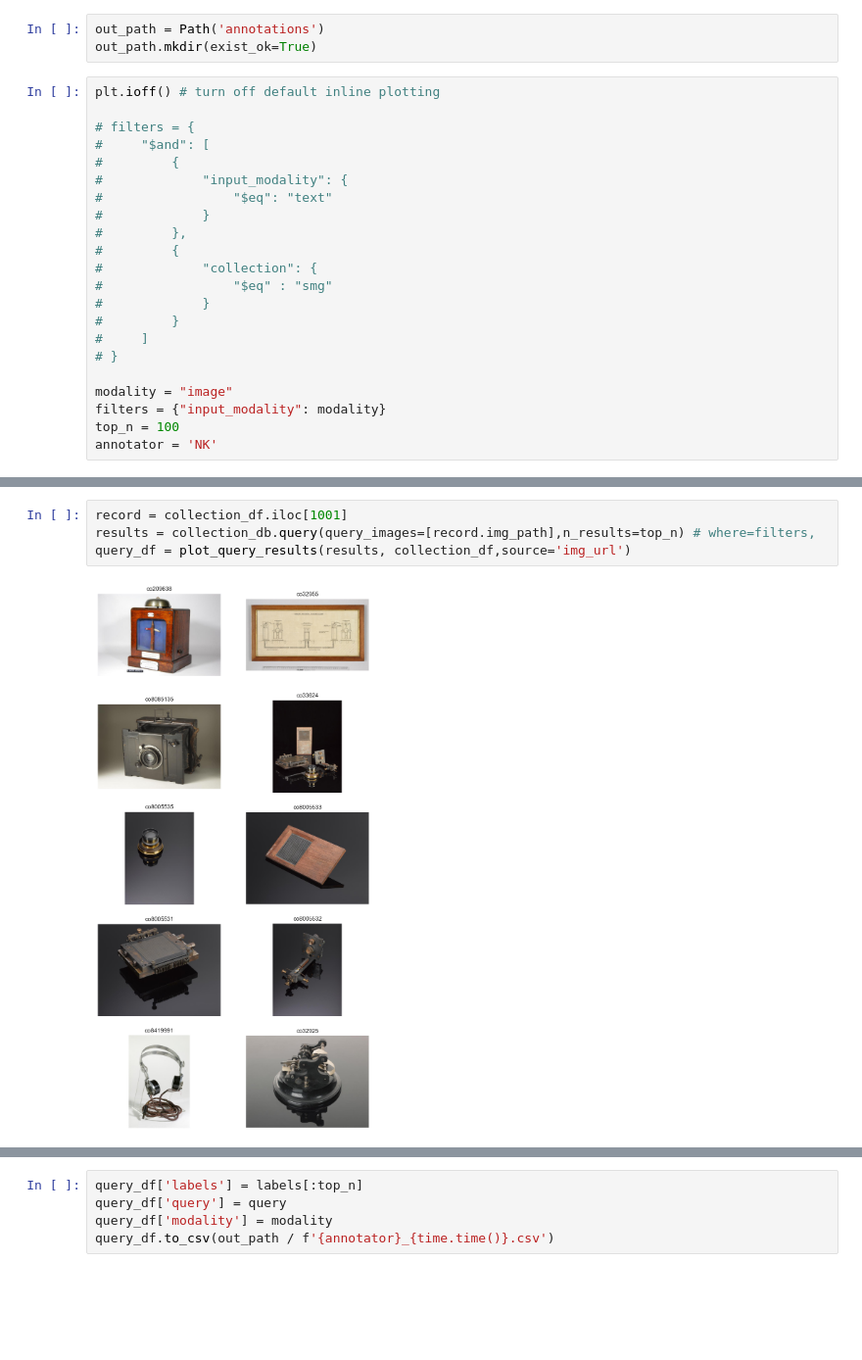
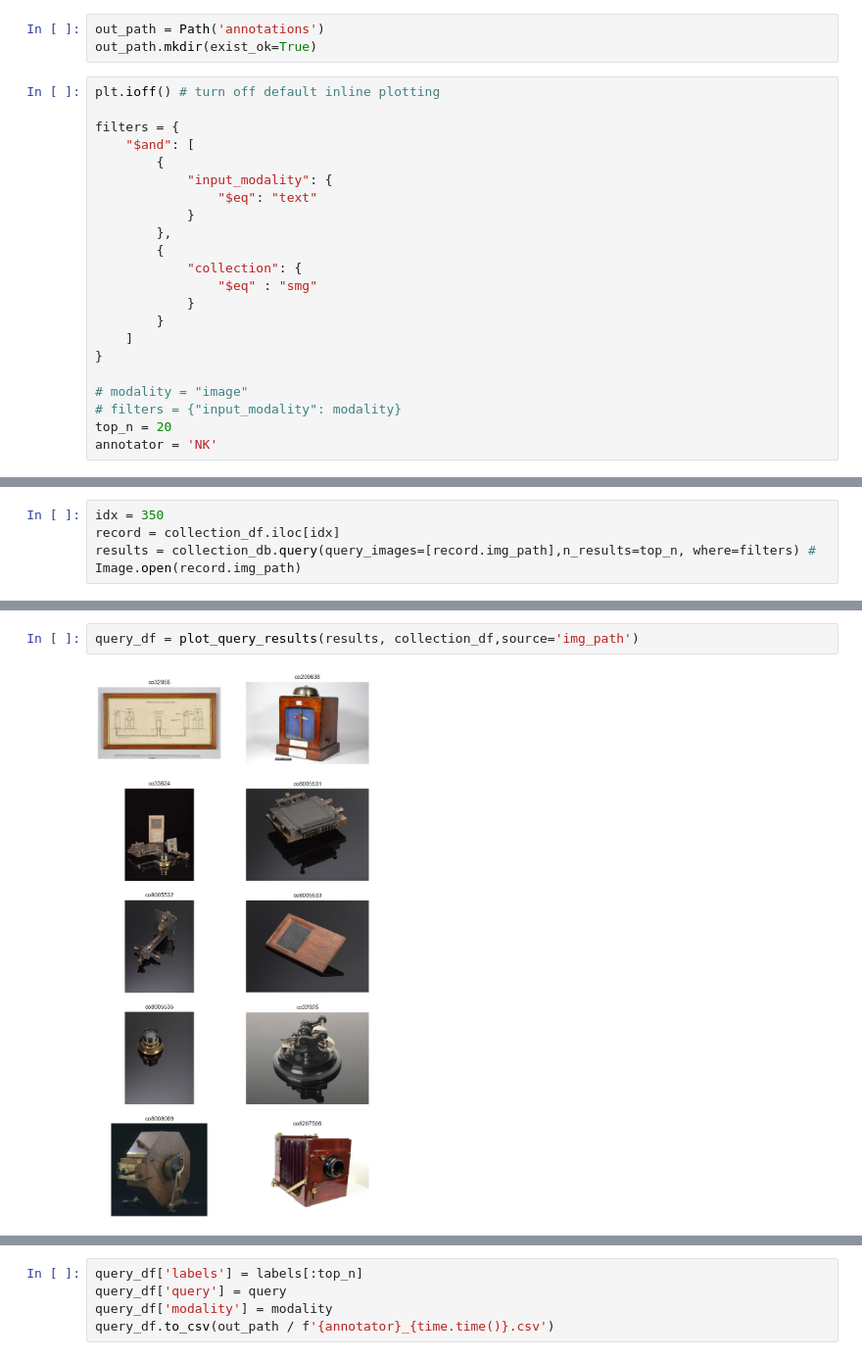
Before and after one commit to kasparvonbeelen/heritage-weaver-demo, a Jupyter notebook: Experiment 2 - Annotations.ipynb, the cells around one changed output, grey strips where cells are left out. Shown at 98% size. Saved outputs shown, nothing was run; the diff lists cells and outputs as text; blank space fills up the shorter version.

```diff
--- a/Experiment 2 - Annotations.ipynb
+++ b/Experiment 2 - Annotations.ipynb
@@ -61,23 +67,23 @@ out_path.mkdir(exist_ok=True)
 # %%
 plt.ioff() # turn off default inline plotting
 
-# filters = {
-#     "$and": [
-#         {
-#             "input_modality": {
-#                 "$eq": "text"
-#             }
-#         },
-#         {
-#             "collection": {
-#                 "$eq" : "smg"
-#             }
-#         }
-#     ]
-# }
+filters = {
+    "$and": [
+        {
+            "input_modality": {
+                "$eq": "text"
+            }
+        },
+        {
+            "collection": {
+                "$eq" : "smg"
+            }
+        }
+    ]
+}
 
-modality = "image"
-filters = {"input_modality": modality}
-top_n = 100
+# modality = "image"
+# filters = {"input_modality": modality}
+top_n = 20
 annotator = 'NK'
 # %%
@@ -85 +91,6 @@ query = 'red telephone'
 results = collection_db.query(query_texts=[query],where=filters, n_results=top_n)
+# %%
+idx = 350
+record = collection_df.iloc[idx]
+results = collection_db.query(query_images=[record.img_path],n_results=top_n, where=filters) #
+Image.open(record.img_path)
@@ -86,6 +99,4 @@ results = collection_db.query(query_texts=[query],where=filters, n_results=top_n
 # %%
-record = collection_df.iloc[1001]
-results = collection_db.query(query_images=[record.img_path],n_results=top_n) # where=filters,
-query_df = plot_query_results(results, collection_df,source='img_url')
+query_df = plot_query_results(results, collection_df,source='img_path')
 # %% [output]
-[figure, old version]
+[figure, new version]
```
Also changed, not shown: parts of 32 cells of this notebook, 5 other files.
